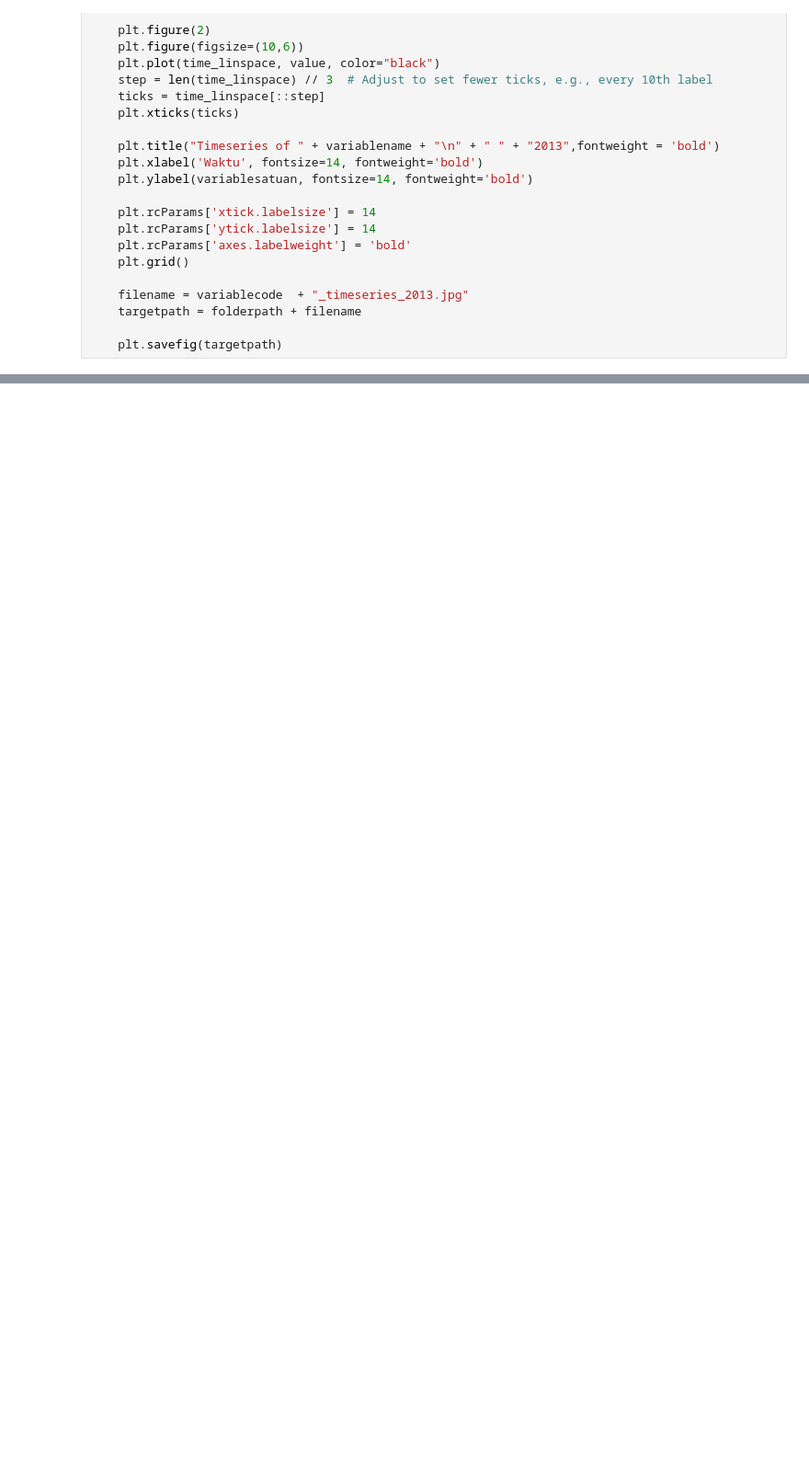
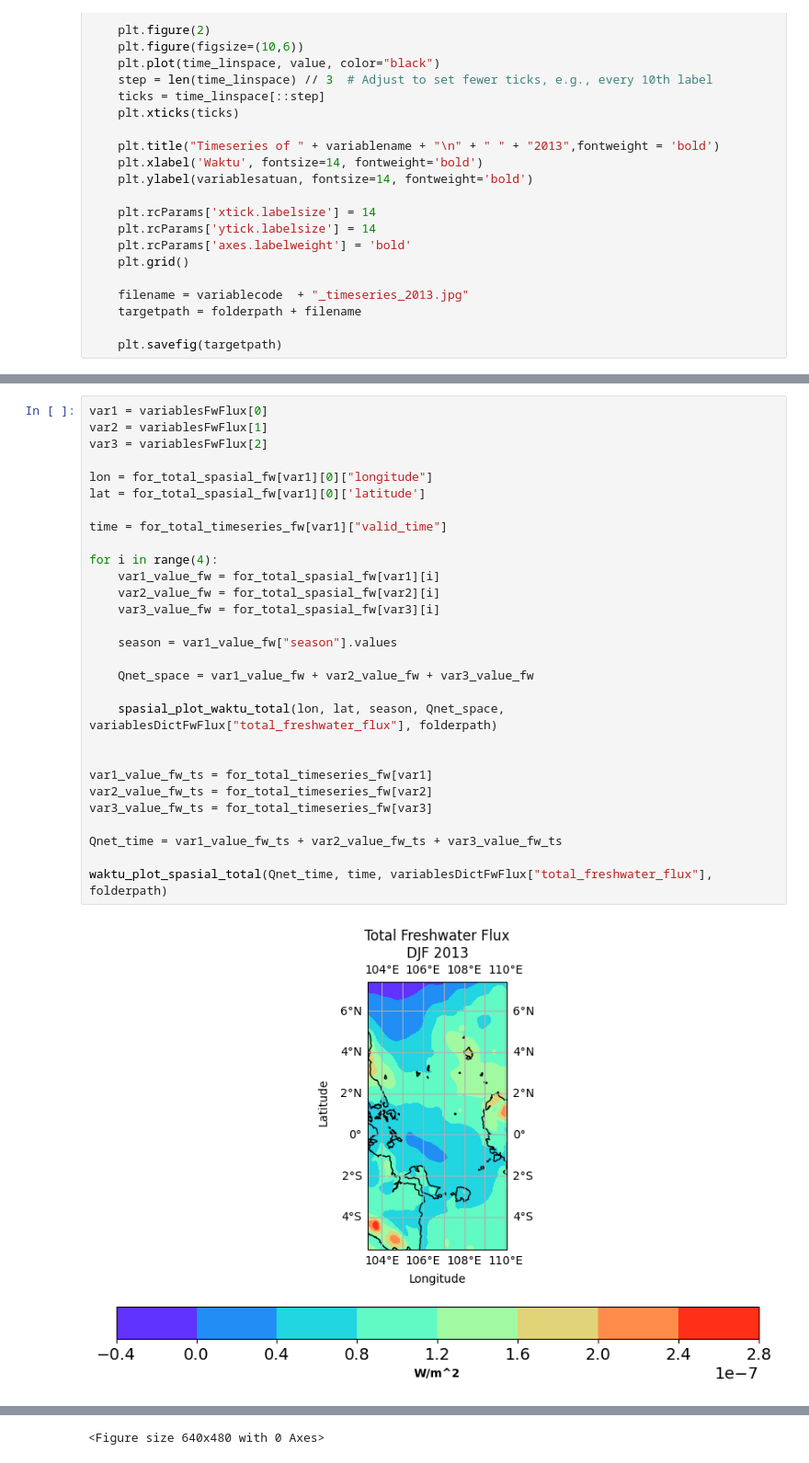
Before and after one commit to interapple123/PILA, a Jupyter notebook: data_viz.ipynb, the cells around one changed output, grey strips where cells are left out. Shown at 92% size. Cells and saved outputs as stored; diff of their text form; blank space fills up the shorter version.

```diff
--- a/data_viz.ipynb
+++ b/data_viz.ipynb
@@ -287 +452,32 @@ for variable in variablesFwFlux:
 ... (6 outputs left out)
+# %%
+var1 = variablesFwFlux[0]
+var2 = variablesFwFlux[1]
+var3 = variablesFwFlux[2]
+
+lon = for_total_spasial_fw[var1][0]["longitude"]
+lat = for_total_spasial_fw[var1][0]['latitude']
+
+time = for_total_timeseries_fw[var1]["valid_time"]
+
+for i in range(4):
+    var1_value_fw = for_total_spasial_fw[var1][i]
+    var2_value_fw = for_total_spasial_fw[var2][i]
+    var3_value_fw = for_total_spasial_fw[var3][i]
+
+    season = var1_value_fw["season"].values
+
+    Qnet_space = var1_value_fw + var2_value_fw + var3_value_fw
+
+    spasial_plot_waktu_total(lon, lat, season, Qnet_space, variablesDictFwFlux["total_freshwater_flux"], folderpath)
+
+
+var1_value_fw_ts = for_total_timeseries_fw[var1]
+var2_value_fw_ts = for_total_timeseries_fw[var2]
+var3_value_fw_ts = for_total_timeseries_fw[var3]
+
+Qnet_time = var1_value_fw_ts + var2_value_fw_ts + var3_value_fw_ts
+
+waktu_plot_spasial_total(Qnet_time, time, variablesDictFwFlux["total_freshwater_flux"], folderpath)
+# %% [output]
+[figure, added]
@@ -287,0 +487 @@ for variable in variablesFwFlux:
+<Figure size 640x480 with 0 Axes>
```
Also changed, not shown: parts of 6 cells of this notebook.
